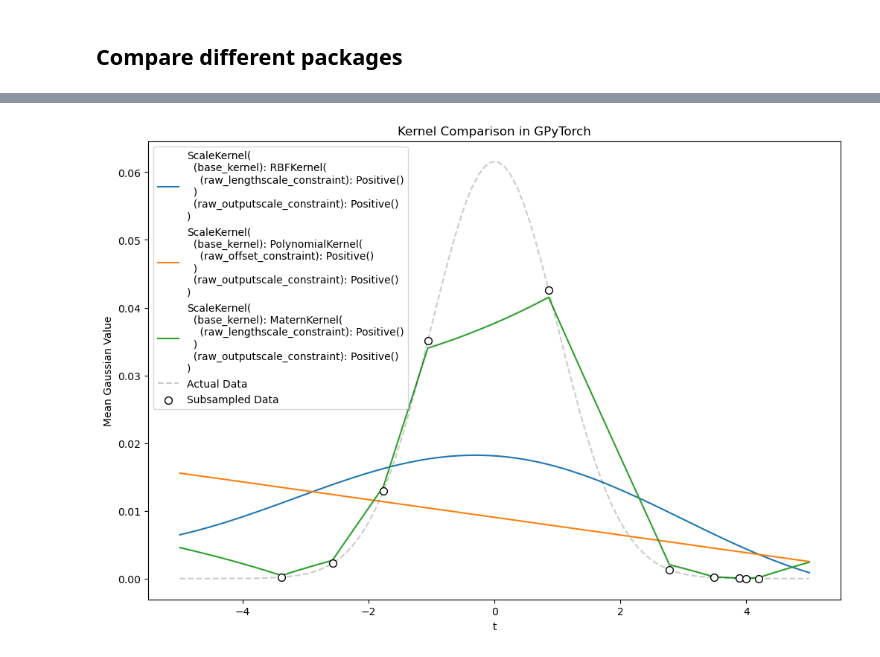
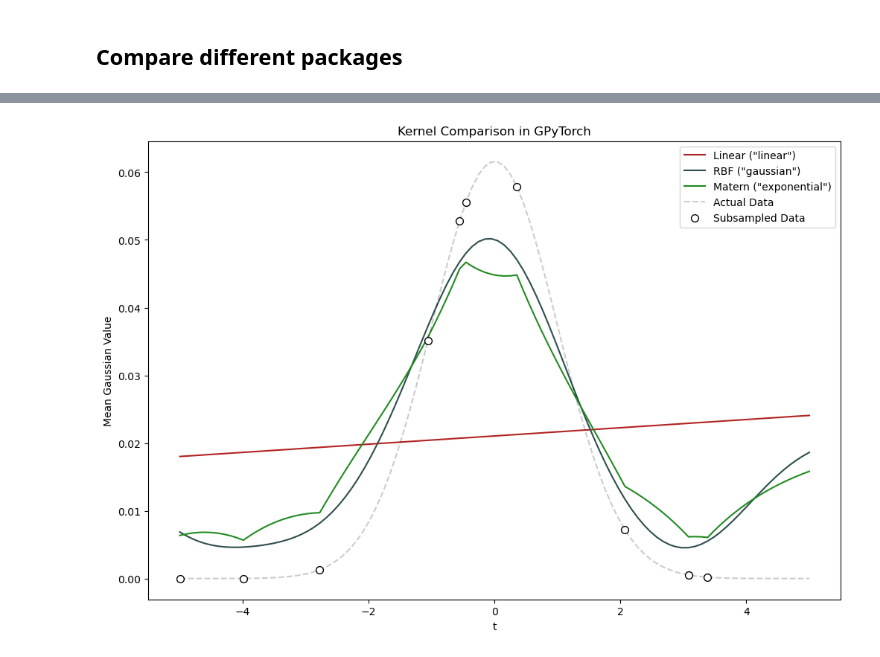
Before and after one commit to geo-smart/spacetime-elevation, a Jupyter notebook: contributors/morgan/1_One-dimensional_Implementations.ipynb, the cells around one changed output, grey strips where cells are left out. Drawn from its saved outputs; the diff is of its cells as text; code cells hidden in the pictures.

Commit message:
working on GPytorch implementation

```diff
--- a/contributors/morgan/1_One-dimensional_Implementations.ipynb
+++ b/contributors/morgan/1_One-dimensional_Implementations.ipynb
@@ -45,7 +19,8 @@ A, B = np.meshgrid(a, b)
 def gaussian_2d(a, b, a0, b0, sigma_a, sigma_b, t_i):
     return np.exp(-((a - a0) ** 2 / (2 * sigma_a ** 2) + (b - b0) ** 2 / (2 * sigma_b ** 2))) * np.exp(-(t_i ** 2) / 2)
 
-t_sample = np.random.choice(t, size=10, replace=False)
+np.random.seed(42)
+t_sample = np.random.choice(t, 10, replace=False)  # Randomly sample 10 values from t
 y_all = []
 y_sample = []
 
@@ -59,5 +34,9 @@ for t_i in t_sample:
 
 X_all = np.array(t.reshape(-1,1))
 y_all = np.array(y_all).reshape(-1,1)
+
 X = np.array(t_sample.reshape(-1,1))
 y = np.array(y_sample)
+
+y_mean = np.mean(y)
+y_norm = (y - y_mean)/np.std(y)
@@ -64,2 +45,4 @@ y = np.array(y_sample)
+# %%
+colors = ['firebrick', 'darkslategray', 'forestgreen']
 # %% [markdown]
 ## Compare different packages
@@ -95,0 +51,6 @@ plt.show()
+# %%
+# Linear model parameters for kriging, scikit-learn
+linear_model_parameters = {'slope': 1, 'nugget': 0}
+# %%
+# Gaussian, exponential model parameters for kriging
+kriging_variogram_parameters = {'sill': 0.0006, 'range': 2.3, 'nugget': 0}
@@ -133,7 +242,7 @@ import gpytorch
 # %%
 # Convert data to PyTorch tensors
 train_x = torch.Tensor(X)
-train_y = torch.Tensor(y)
+train_y = torch.Tensor(y_norm)
 test_x = torch.Tensor(X_all)
 
 # Define the GP model
@@ -148,46 +257,60 @@ class ExactGPModel(gpytorch.models.ExactGP):
         covar_x = self.covar_module(x)
         return gpytorch.distributions.MultivariateNormal(mean_x, covar_x)
 
-# Define the likelihood
-likelihood = gpytorch.likelihoods.GaussianLikelihood()
+# Define the likelihood and set noise to nugget
+nuggget = kriging_variogram_parameters["nugget"]
+likelihood = gpytorch.likelihoods.GaussianLikelihood(noise_constraint=gpytorch.constraints.GreaterThan(nuggget))
 
-# Kernels to test
-kernels = [
-    gpytorch.kernels.ScaleKernel(gpytorch.kernels.RBFKernel()),
-    gpytorch.kernels.ScaleKernel(gpytorch.kernels.PolynomialKernel(power=1)),  # Equivalent to linear dot product
-    gpytorch.kernels.ScaleKernel(gpytorch.kernels.MaternKernel(nu=0.5))
-]
+kernels = ['Linear ("linear")', 'RBF ("gaussian")', 'Matern ("exponential")']
 
 plt.figure(figsize=(12, 8))
+rmse_3 = []
 
 # Training and predicting for each kernel
-for kernel in kernels:
+for kernel_name in kernels:
+    if kernel_name == 'Linear ("linear")':
+        kernel = gpytorch.kernels.LinearKernel()
+
+    elif kernel_name == 'RBF ("gaussian")':
+        # set parameters
+        sill = kriging_variogram_parameters["sill"]
+        range_val = kriging_variogram_parameters["range"]
+        gp_model_name, gp_lengthscale, gp_outputscale = convert_kernel_pykrige_to_gp("gaussian", range_val=range_val, sill=sill)
+        kernel = gpytorch.kernels.RBFKernel()
+        kernel.lengthscale = gp_lengthscale
+        kernel.outputscale = gp_outputscale
+
+    elif kernel_name == 'Matern ("exponential")':
+        # set parameters
+        sill = kriging_variogram_parameters["sill"]
+        range_val = kriging_variogram_parameters["range"]
+        gp_model_name, gp_lengthscale, gp_outputscale = convert_kernel_pykrige_to_gp("exponential", range_val=range_val, sill=sill)
+
+        kernel = gpytorch.kernels.MaternKernel(nu=0.5)
+        kernel.lengthscale = gp_lengthscale
+        kernel.outputscale = gp_outputscale
+
     model = ExactGPModel(train_x, train_y, likelihood, kernel)
 
-    # Use the adam optimizer
-    optimizer = torch.optim.Adam(model.parameters(), lr=0.1)
-
-    # Marginal log likelihood as the loss
-    mll = gpytorch.mlls.ExactMarginalLogLikelihood(likelihood, model)
-
-    # Train
-    training_iterations = 50
-    for i in range(training_iterations):
-        optimizer.zero_grad()
-        output = model(train_x)
-        loss = -mll(output, train_y)
-        loss.backward()
-        optimizer.step()
-
-    # Predict
+    # print(model)
     model.eval()
     likelihood.eval()
+
     with torch.no_grad(), gpytorch.settings.fast_pred_var():
         observed_pred = likelihood(model(test_x))
         mean = observed_pred.mean.numpy()
-        lower, upper = observed_pred.confidence_region()
+    mean = mean * np.std(y) + np.mean(y)
 
-    plt.plot(test_x.numpy(), mean, label=str(kernel))
+    if kernel_name == 'RBF ("gaussian")':
+        gaussian_3 = mean
+
+    # Compute RMSE
+    rmse = np.sqrt(np.mean((mean - y_all.ravel()) ** 2))
+    print(f"RMSE: {rmse:4f}")
+    rmse_3.append(rmse)
+
+    # Plotting
+    plt.plot(test_x.numpy(), mean, color = colors[kernels.index(kernel_name)], label=kernel_name)
 
 plt.plot(X_all, y_all, 'k--', alpha=0.2, label="Actual Data")
 plt.scatter(X, y, c='white', s=50, zorder=10, edgecolors=(0, 0, 0), label="Subsampled Data")
@@ -200 +326 @@ plt.show()
-[figure, old version]
+[figure, new version]
```
Also changed, not shown: parts of 26 cells of this notebook.
